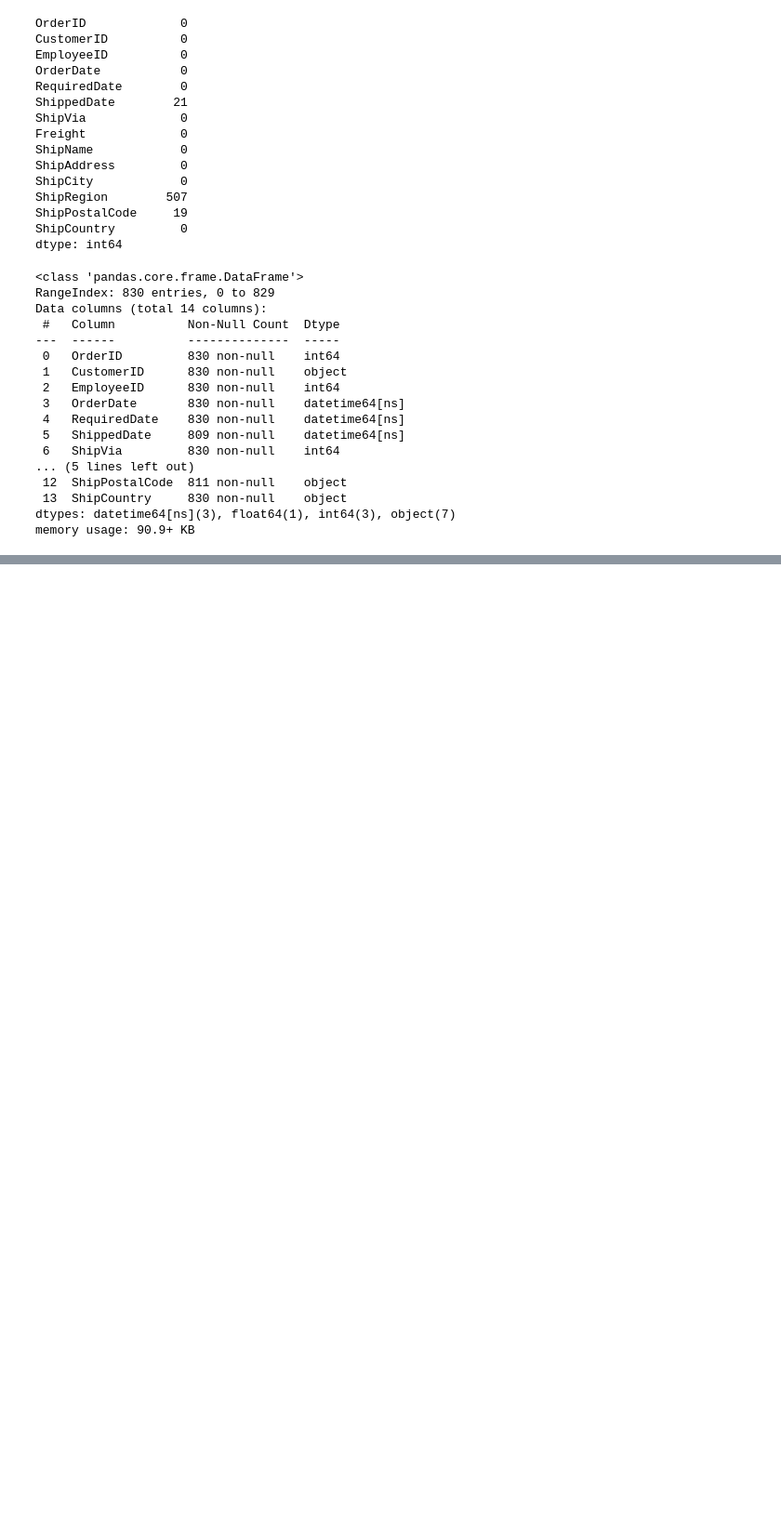
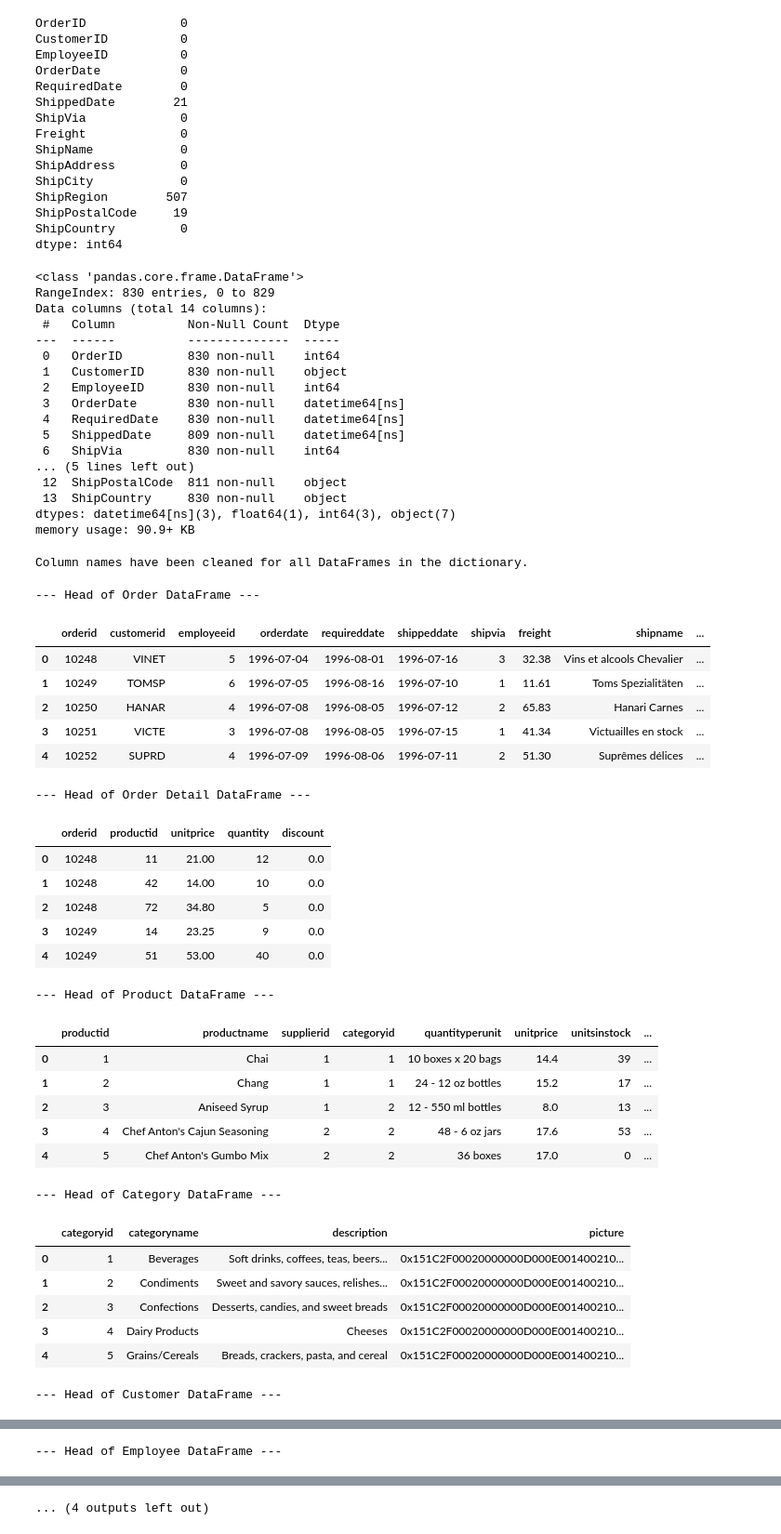
Before and after one commit to coder7475/text2sql, a Jupyter notebook: notebooks/analysis.ipynb, the cells around one changed output, grey strips where cells are left out. Shown: that part at 93% size. Drawn from its saved outputs; the diff is of its cells as text; code cells hidden in the pictures; blank space fills up the shorter version.

```diff
--- a/notebooks/analysis.ipynb
+++ b/notebooks/analysis.ipynb
@@ -72,3 +72,51 @@ Data columns (total 14 columns):
  13  ShipCountry     830 non-null    object
 dtypes: datetime64[ns](3), float64(1), int64(3), object(7)
 memory usage: 90.9+ KB
+# %%
+df = pd.read_excel('./../data/raw/northwind.xlsx', sheet_name=None)
+# %%
+def clean_column_names(df):
+  """Cleans column names by converting to lowercase and replacing spaces with underscores."""
+  df.columns = df.columns.str.lower().str.replace(' ', '_')
+  return df
+
+for sheet_name, dataframe in df.items():
+  df[sheet_name] = clean_column_names(dataframe)
+
+print("Column names have been cleaned for all DataFrames in the dictionary.")
+# %% [output]
+Column names have been cleaned for all DataFrames in the dictionary.
+# %%
+for sheet_name, dataframe in df.items():
+  print(f"--- Head of {sheet_name} DataFrame ---")
+  display(dataframe.head())
+# %% [output]
+--- Head of Order DataFrame ---
+|  | orderid | customerid | employeeid | orderdate | requireddate | shippeddate | shipvia | freight | shipname | ... |
+| 0 | 10248 | VINET | 5 | 1996-07-04 | 1996-08-01 | 1996-07-16 | 3 | 32.38 | Vins et alcools Chevalier | ... |
+| 1 | 10249 | TOMSP | 6 | 1996-07-05 | 1996-08-16 | 1996-07-10 | 1 | 11.61 | Toms Spezialitäten | ... |
+| 2 | 10250 | HANAR | 4 | 1996-07-08 | 1996-08-05 | 1996-07-12 | 2 | 65.83 | Hanari Carnes | ... |
+| 3 | 10251 | VICTE | 3 | 1996-07-08 | 1996-08-05 | 1996-07-15 | 1 | 41.34 | Victuailles en stock | ... |
+| 4 | 10252 | SUPRD | 4 | 1996-07-09 | 1996-08-06 | 1996-07-11 | 2 | 51.30 | Suprêmes délices | ... |
+--- Head of Order Detail DataFrame ---
+|  | orderid | productid | unitprice | quantity | discount |
+| 0 | 10248 | 11 | 21.00 | 12 | 0.0 |
+| 1 | 10248 | 42 | 14.00 | 10 | 0.0 |
+| 2 | 10248 | 72 | 34.80 | 5 | 0.0 |
+| 3 | 10249 | 14 | 23.25 | 9 | 0.0 |
+| 4 | 10249 | 51 | 53.00 | 40 | 0.0 |
+--- Head of Product DataFrame ---
+|  | productid | productname | supplierid | categoryid | quantityperunit | unitprice | unitsinstock | ... |
+| 0 | 1 | Chai | 1 | 1 | 10 boxes x 20 bags | 14.4 | 39 | ... |
+| 1 | 2 | Chang | 1 | 1 | 24 - 12 oz bottles | 15.2 | 17 | ... |
+| 2 | 3 | Aniseed Syrup | 1 | 2 | 12 - 550 ml bottles | 8.0 | 13 | ... |
+| 3 | 4 | Chef Anton's Cajun Seasoning | 2 | 2 | 48 - 6 oz jars | 17.6 | 53 | ... |
+| 4 | 5 | Chef Anton's Gumbo Mix | 2 | 2 | 36 boxes | 17.0 | 0 | ... |
+--- Head of Category DataFrame ---
+|  | categoryid | categoryname | description | picture |
+| 0 | 1 | Beverages | Soft drinks, coffees, teas, beers... | 0x151C2F00020000000D000E001400210... |
+| 1 | 2 | Condiments | Sweet and savory sauces, relishes... | 0x151C2F00020000000D000E001400210... |
+| 2 | 3 | Confections | Desserts, candies, and sweet breads | 0x151C2F00020000000D000E001400210... |
+| 3 | 4 | Dairy Products | Cheeses | 0x151C2F00020000000D000E001400210... |
+| 4 | 5 | Grains/Cereals | Breads, crackers, pasta, and cereal | 0x151C2F00020000000D000E001400210... |
+--- Head of Customer DataFrame ---
@@ -74,0 +129 @@ memory usage: 90.9+ KB
+--- Head of Employee DataFrame ---
@@ -74,0 +136 @@ memory usage: 90.9+ KB
+... (4 outputs left out)
```
Also changed, not shown: parts of 2 cells of this notebook, 10 other files.
